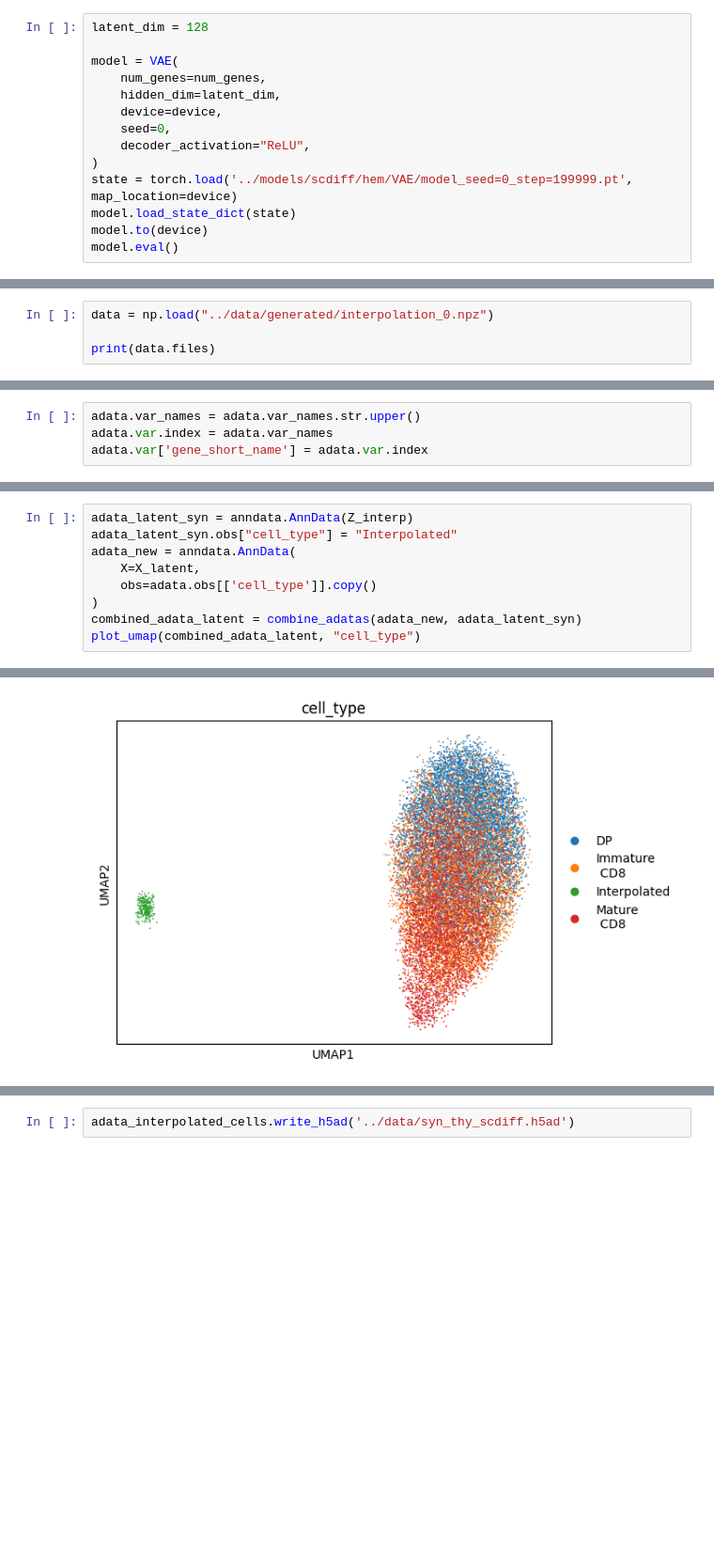
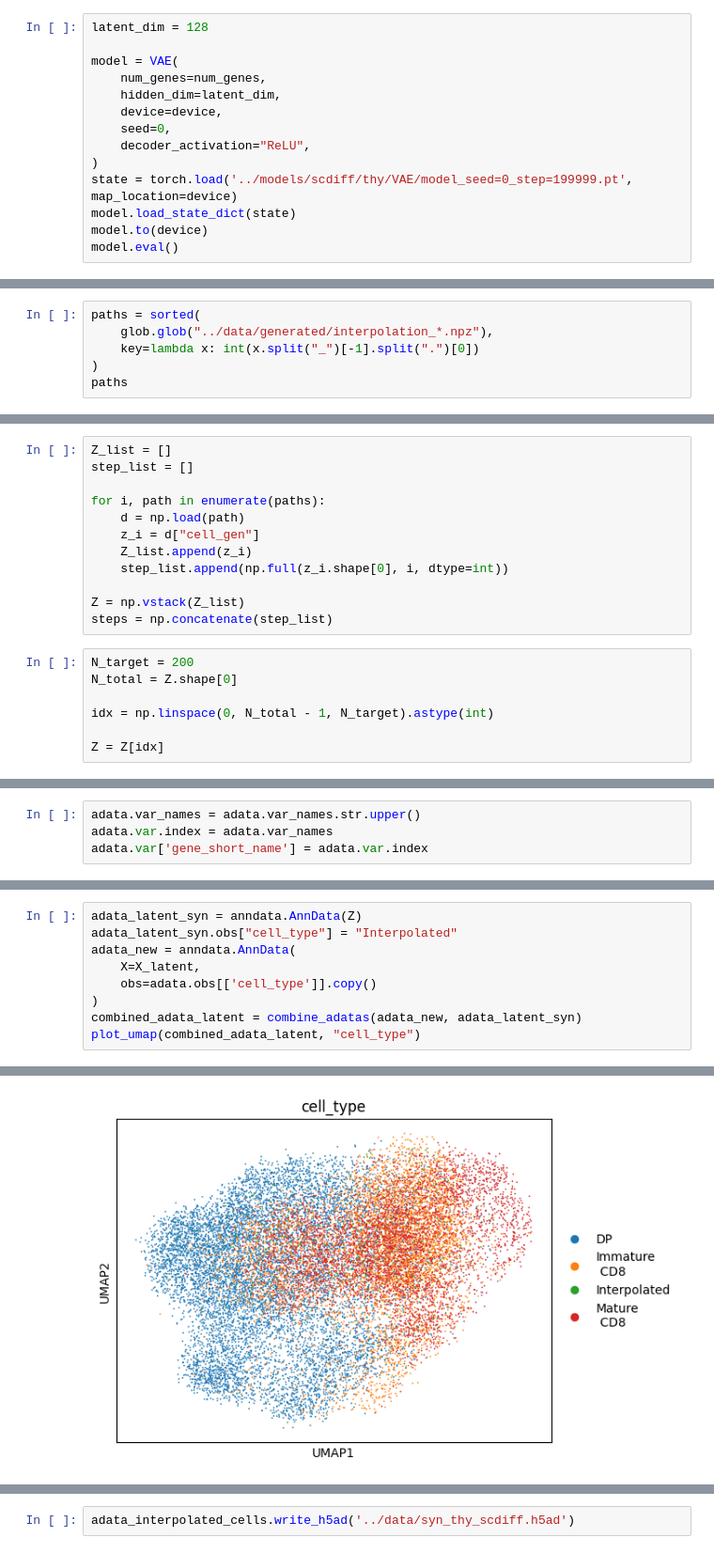
Before and after one commit to SamiaShashmi/fm-project, a Jupyter notebook: scripts/scdiff_thymocyte.ipynb, the cells around one changed output, grey strips where cells are left out. Shown at 94% size. Cells and saved outputs as stored; diff of their text form; blank space fills up the shorter version.

Commit message:
scdiff done

```diff
--- a/scripts/scdiff_thymocyte.ipynb
+++ b/scripts/scdiff_thymocyte.ipynb
@@ -127,7 +126,7 @@ model = VAE(
     seed=0,
     decoder_activation="ReLU",
 )
-state = torch.load('../models/scdiff/hem/VAE/model_seed=0_step=199999.pt', map_location=device)
+state = torch.load('../models/scdiff/thy/VAE/model_seed=0_step=199999.pt', map_location=device)
 model.load_state_dict(state)
 model.to(device)
 model.eval()
@@ -1012,6 +223,8 @@ Saved 256 cells to ../data/generated/interpolation_0.npz
 sampling complete
 # %%
-data = np.load("../data/generated/interpolation_0.npz")
-
-print(data.files)
+paths = sorted(
+    glob.glob("../data/generated/interpolation_*.npz"),
+    key=lambda x: int(x.split("_")[-1].split(".")[0])
+)
+paths
 # %% [output]
@@ -1021,2 +242,21 @@ Z_interp = data["cell_gen"]
+# %%
+Z_list = []
+step_list = []
+
+for i, path in enumerate(paths):
+    d = np.load(path)
+    z_i = d["cell_gen"]
+    Z_list.append(z_i)
+    step_list.append(np.full(z_i.shape[0], i, dtype=int))
+
+Z = np.vstack(Z_list)
+steps = np.concatenate(step_list)
+# %%
+N_target = 200
+N_total = Z.shape[0]
+
+idx = np.linspace(0, N_total - 1, N_target).astype(int)
+
+Z = Z[idx]
 # %%
 with torch.no_grad():
@@ -1155,12 +395,12 @@ plt.tight_layout()
 # %%
-adata_latent_syn = anndata.AnnData(Z_interp)
+adata_latent_syn = anndata.AnnData(Z)
 adata_latent_syn.obs["cell_type"] = "Interpolated"
 adata_new = anndata.AnnData(
     X=X_latent,
     obs=adata.obs[['cell_type']].copy()
 )
 combined_adata_latent = combine_adatas(adata_new, adata_latent_syn)
 plot_umap(combined_adata_latent, "cell_type")
 # %% [output]
   x = _choose_representation(self._adata, use_rep=use_rep, n_pcs=n_pcs)
-[figure, old version]
+[figure, new version]
```
Also changed, not shown: parts of 25 cells of this notebook, 16 other files.
